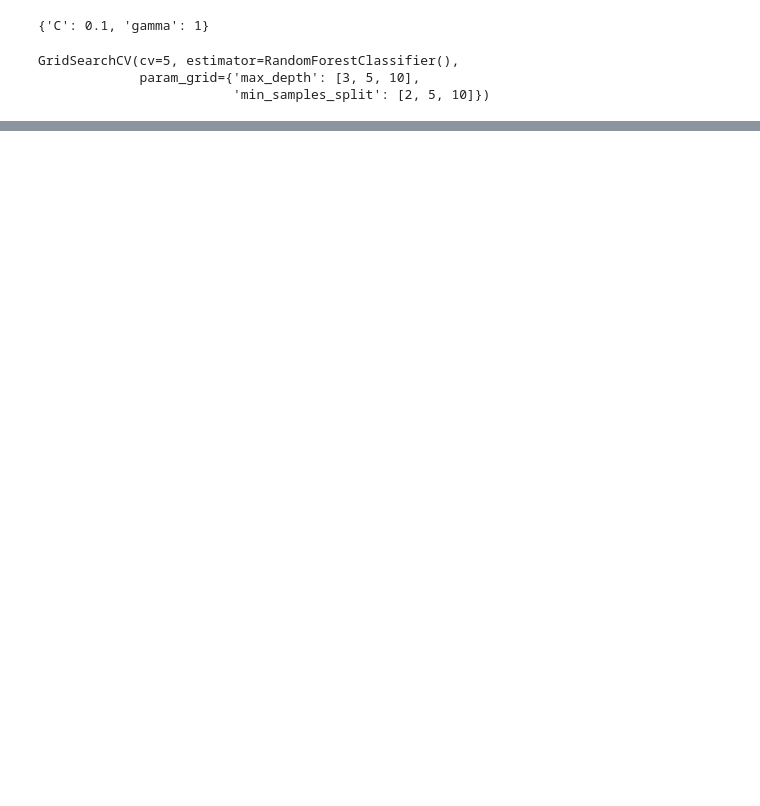
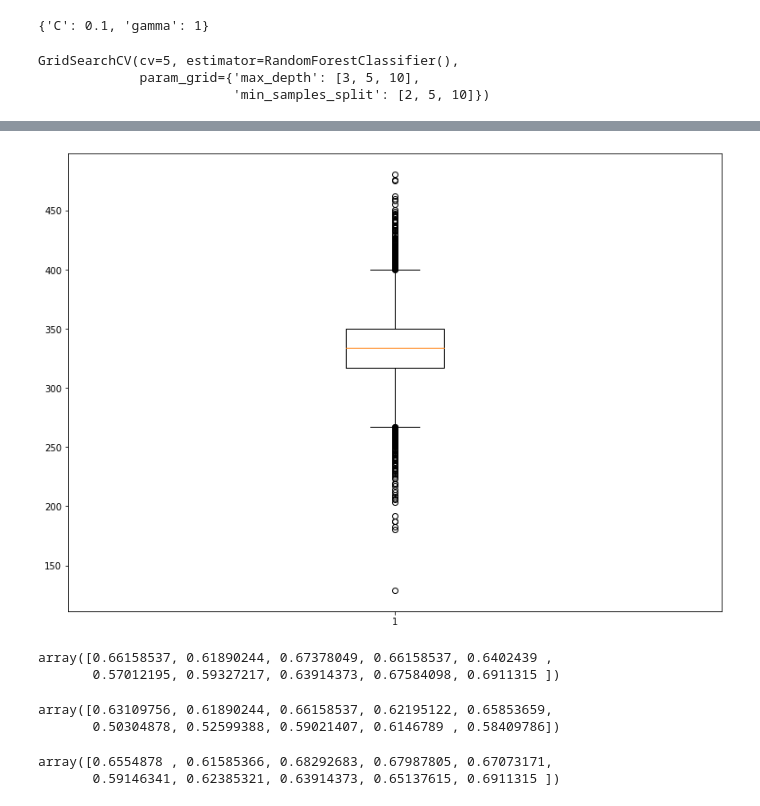
Before and after one commit to gouthamreddy97/water_quality, a Jupyter notebook: water_quality.ipynb, the cells around one changed output, grey strips where cells are left out. Cells and saved outputs as stored; diff of their text form; code cells hidden in the pictures; blank space fills up the shorter version.

```diff
--- a/water_quality.ipynb
+++ b/water_quality.ipynb
@@ -245,0 +261,13 @@ grid2.best_score_
+# %%
+fig = plt.figure(figsize =(10, 7))
+
+# Creating axes instance
+ax = fig.add_axes([0, 0, 1, 1])
+
+# Creating plot
+bp = ax.boxplot(df['Sulfate'])
+
+# show plot
+plt.show()
+# %% [output]
+[figure, added]
@@ -245,0 +282,15 @@ grid2.best_score_
+# %%
+RandomForest_CV_f1
+# %% [output]
+array([0.66158537, 0.61890244, 0.67378049, 0.66158537, 0.6402439 ,
+       0.57012195, 0.59327217, 0.63914373, 0.67584098, 0.6911315 ])
+# %%
+AdaBoost_CV_f1
+# %% [output]
+array([0.63109756, 0.61890244, 0.66158537, 0.62195122, 0.65853659,
+       0.50304878, 0.52599388, 0.59021407, 0.6146789 , 0.58409786])
+# %%
+SVC_CV_f1
+# %% [output]
+array([0.6554878 , 0.61585366, 0.68292683, 0.67987805, 0.67073171,
+       0.59146341, 0.62385321, 0.63914373, 0.65137615, 0.6911315 ])
```
Also changed, not shown: parts of 24 cells of this notebook.
